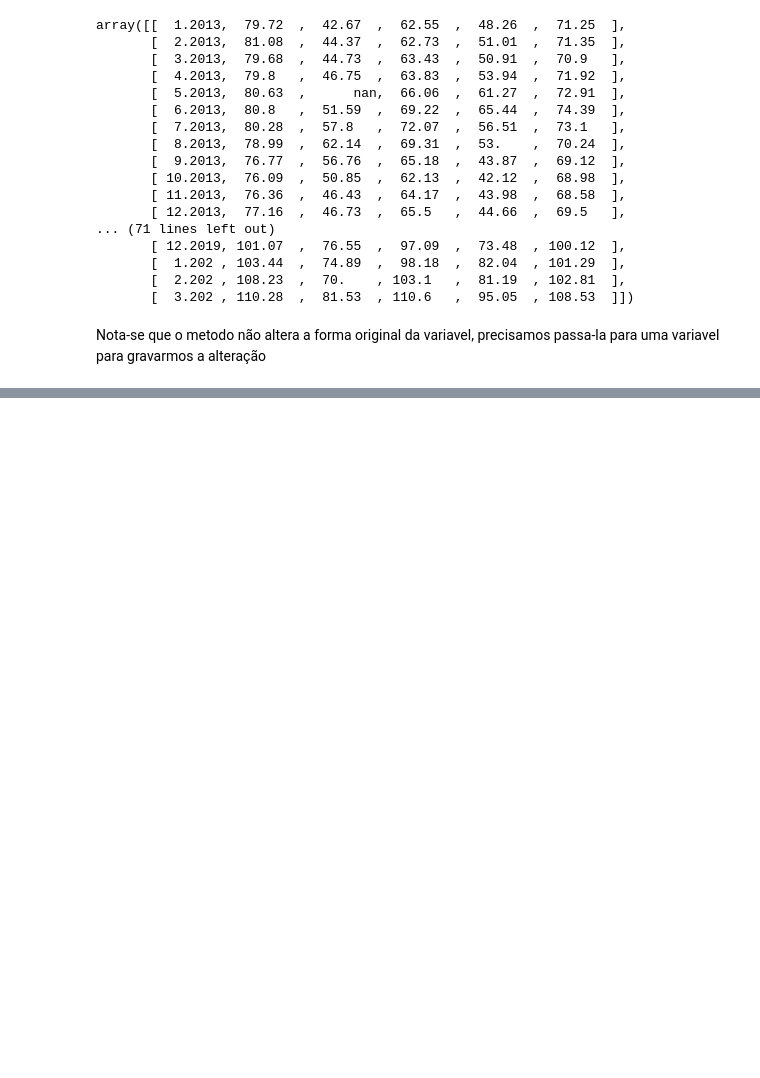
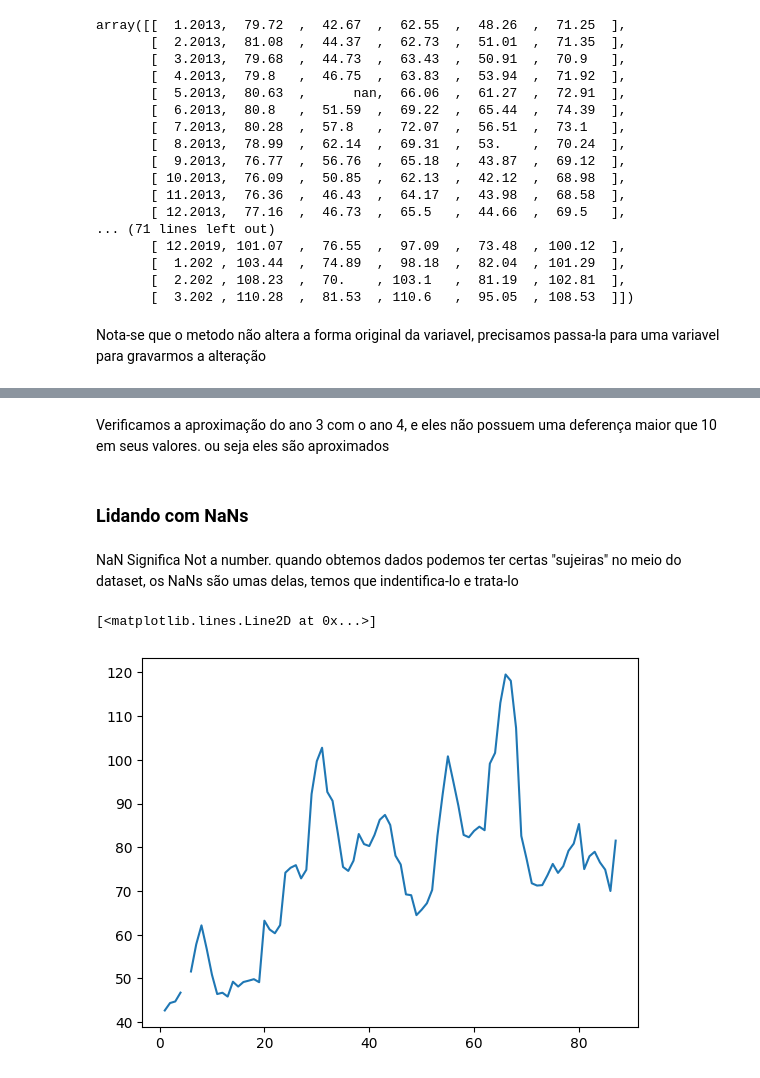
Before and after one commit to GustavoDwSantos/cursosalura, a Jupyter notebook: Python Para Data Science/NumPy_Analise_numerica.ipynb, the cells around one changed output, grey strips where cells are left out. Drawn from its saved outputs; the diff is of its cells as text; code cells hidden in the pictures; blank space fills up the shorter version.

```diff
--- a/Python Para Data Science/NumPy_Analise_numerica.ipynb
+++ b/Python Para Data Science/NumPy_Analise_numerica.ipynb
@@ -111,0 +220,11 @@ dado_transposto = dado.T
+# %% [markdown]
+Verificamos a aproximação do ano 3 com o ano 4, e eles não possuem uma deferença maior que 10 em seus valores. ou seja eles são aproximados
+# %% [markdown]
+### Lidando com NaNs
+# %% [markdown]
+NaN Significa Not a number. quando obtemos dados podemos ter certas "sujeiras" no meio do dataset, os NaNs são umas delas, temos que indentifica-lo e trata-lo
+# %%
+plt.plot(datas, Kaliningrad)
+# %% [output]
+[<matplotlib.lines.Line2D at 0x...>]
+[figure, added]
```
Also changed, not shown: parts of 42 cells of this notebook.
